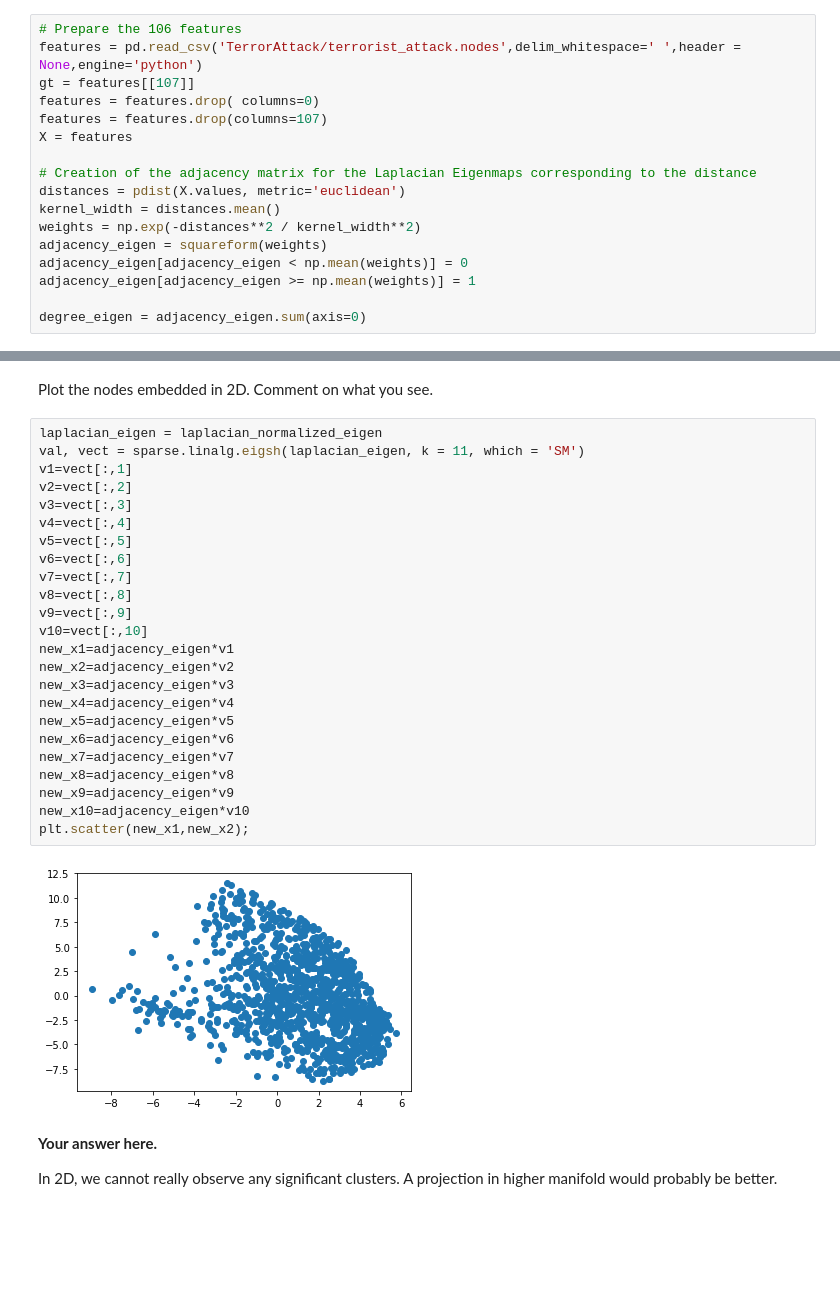
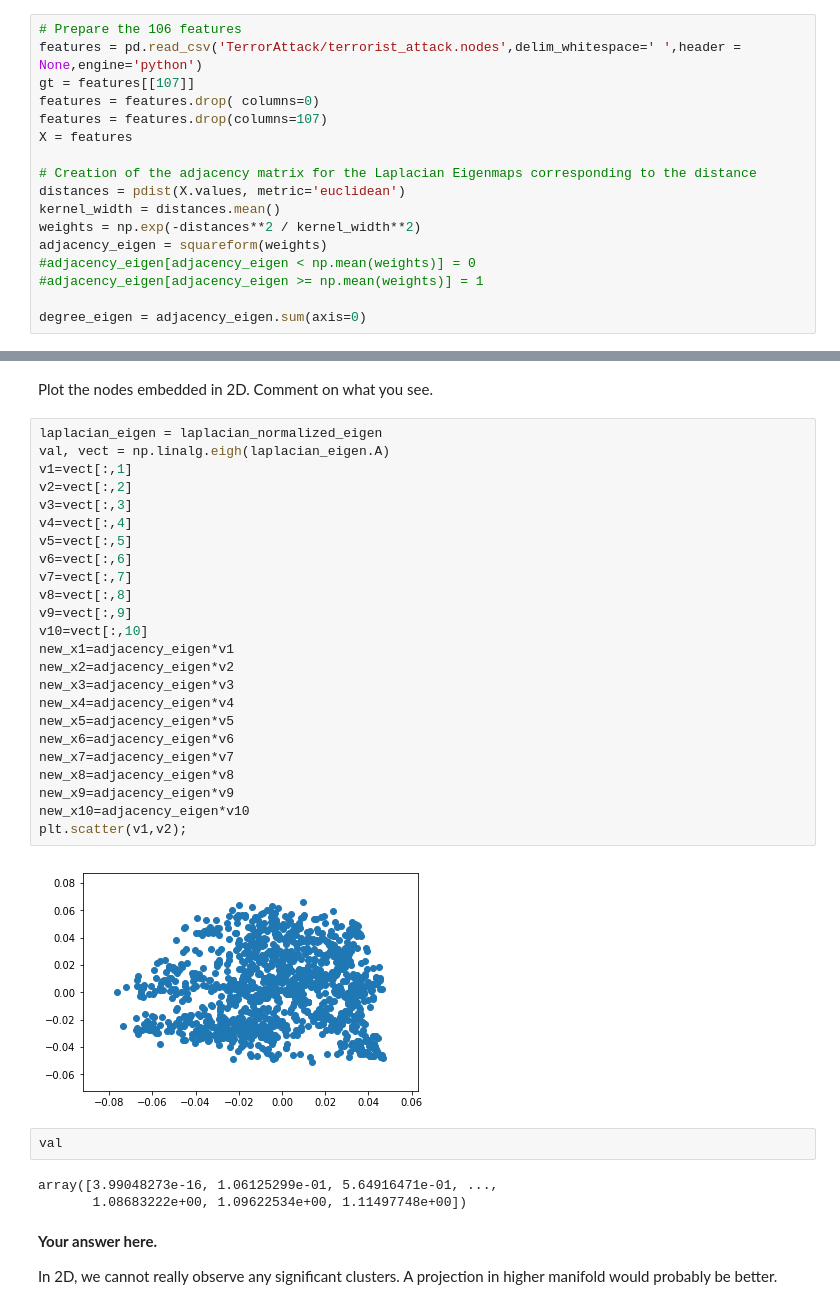
Before and after one commit to coencharles/NTDS_team34, a Jupyter notebook: milestones/3_spectral_graph_theory.ipynb, the cells around one changed output, grey strips where cells are left out. Cells and saved outputs as stored; diff of their text form; blank space fills up the shorter version.

```diff
--- a/milestones/3_spectral_graph_theory.ipynb
+++ b/milestones/3_spectral_graph_theory.ipynb
@@ -216,8 +216,8 @@ distances = pdist(X.values, metric='euclidean')
 kernel_width = distances.mean()
 weights = np.exp(-distances**2 / kernel_width**2)
 adjacency_eigen = squareform(weights)
-adjacency_eigen[adjacency_eigen < np.mean(weights)] = 0
-adjacency_eigen[adjacency_eigen >= np.mean(weights)] = 1
+#adjacency_eigen[adjacency_eigen < np.mean(weights)] = 0
+#adjacency_eigen[adjacency_eigen >= np.mean(weights)] = 1
 
 degree_eigen = adjacency_eigen.sum(axis=0)
 # %%
@@ -232,30 +232,35 @@ laplacian_normalized_eigen =  D2_eigen.dot(laplacian_combinatorial_eigen.dot(D2_
 Plot the nodes embedded in 2D. Comment on what you see.
 # %%
 laplacian_eigen = laplacian_normalized_eigen
-val, vect = sparse.linalg.eigsh(laplacian_eigen, k = 11, which = 'SM')
+val, vect = np.linalg.eigh(laplacian_eigen.A)
 v1=vect[:,1]
 v2=vect[:,2]
 v3=vect[:,3]
 v4=vect[:,4]
 v5=vect[:,5]
 v6=vect[:,6]
 v7=vect[:,7]
 v8=vect[:,8]
 v9=vect[:,9]
 v10=vect[:,10]
 new_x1=adjacency_eigen*v1
 new_x2=adjacency_eigen*v2
 new_x3=adjacency_eigen*v3
 new_x4=adjacency_eigen*v4
 new_x5=adjacency_eigen*v5
 new_x6=adjacency_eigen*v6
 new_x7=adjacency_eigen*v7
 new_x8=adjacency_eigen*v8
 new_x9=adjacency_eigen*v9
 new_x10=adjacency_eigen*v10
-plt.scatter(new_x1,new_x2);
+plt.scatter(v1,v2);
 # %% [output]
-[figure, old version]
+[figure, new version]
+# %%
+val
+# %% [output]
+array([3.99048273e-16, 1.06125299e-01, 5.64916471e-01, ...,
+       1.08683222e+00, 1.09622534e+00, 1.11497748e+00])
 # %% [markdown]
 **Your answer here.**
 
```
Also changed, not shown: parts of 5 cells of this notebook, 14 other files.
